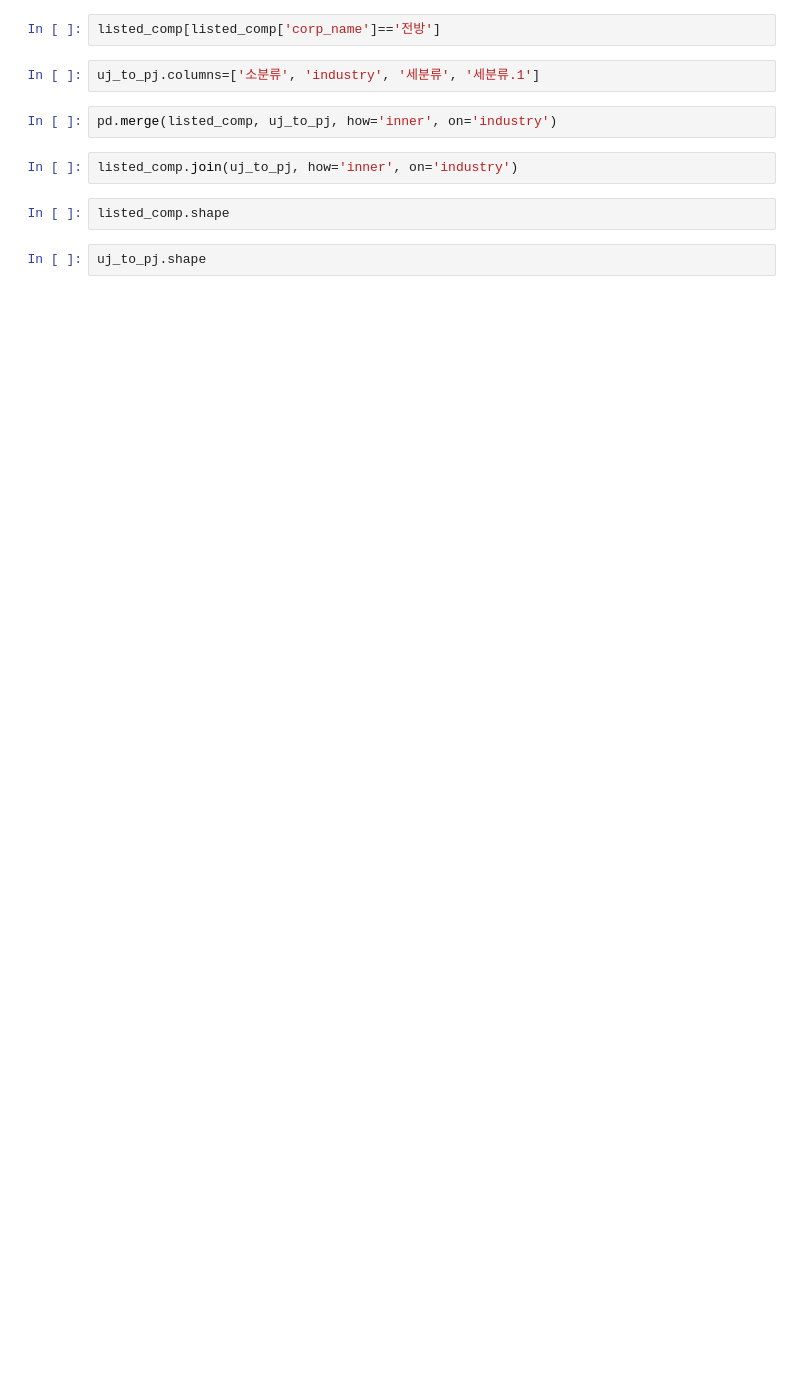
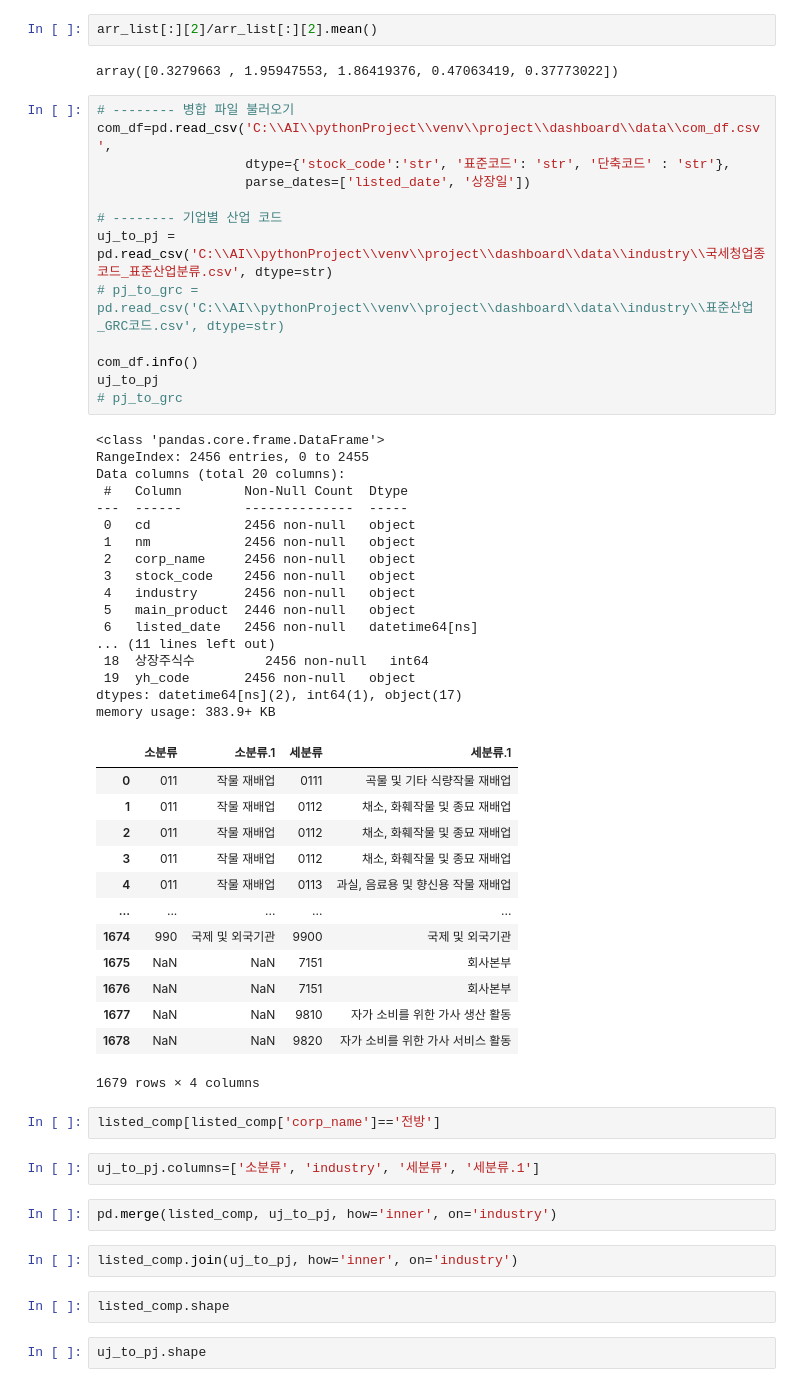
Before and after one commit to ssawwqdf/-project-stock_info_dashboard, a Jupyter notebook: Untitled.ipynb, the cells around one changed output. Drawn from its saved outputs; the diff is of its cells as text; blank space fills up the shorter version.

```diff
--- a/Untitled.ipynb
+++ b/Untitled.ipynb
@@ -1280,3 +709,51 @@ uj_to_pj
+# %%
+arr_list[:][2]/arr_list[:][2].mean()
+# %% [output]
+array([0.3279663 , 1.95947553, 1.86419376, 0.47063419, 0.37773022])
+# %%
+# -------- 병합 파일 불러오기
+com_df=pd.read_csv('C:\\AI\\pythonProject\\venv\\project\\dashboard\\data\\com_df.csv',
+                   dtype={'stock_code':'str', '표준코드': 'str', '단축코드' : 'str'},
+                   parse_dates=['listed_date', '상장일'])
+
+# -------- 기업별 산업 코드
+uj_to_pj = pd.read_csv('C:\\AI\\pythonProject\\venv\\project\\dashboard\\data\\industry\\국세청업종코드_표준산업분류.csv', dtype=str)
+# pj_to_grc = pd.read_csv('C:\\AI\\pythonProject\\venv\\project\\dashboard\\data\\industry\\표준산업_GRC코드.csv', dtype=str)
+
+com_df.info()
+uj_to_pj
+# pj_to_grc
+# %% [output]
+<class 'pandas.core.frame.DataFrame'>
+RangeIndex: 2456 entries, 0 to 2455
+Data columns (total 20 columns):
+ #   Column        Non-Null Count  Dtype
+---  ------        --------------  -----
+ 0   cd            2456 non-null   object
+ 1   nm            2456 non-null   object
+ 2   corp_name     2456 non-null   object
+ 3   stock_code    2456 non-null   object
+ 4   industry      2456 non-null   object
+ 5   main_product  2446 non-null   object
+ 6   listed_date   2456 non-null   datetime64[ns]
+... (11 lines left out)
+ 18  상장주식수         2456 non-null   int64
+ 19  yh_code       2456 non-null   object
+dtypes: datetime64[ns](2), int64(1), object(17)
+memory usage: 383.9+ KB
+|  | 소분류 | 소분류.1 | 세분류 | 세분류.1 |
+| 0 | 011 | 작물 재배업 | 0111 | 곡물 및 기타 식량작물 재배업 |
+| 1 | 011 | 작물 재배업 | 0112 | 채소, 화훼작물 및 종묘 재배업 |
+| 2 | 011 | 작물 재배업 | 0112 | 채소, 화훼작물 및 종묘 재배업 |
+| 3 | 011 | 작물 재배업 | 0112 | 채소, 화훼작물 및 종묘 재배업 |
+| 4 | 011 | 작물 재배업 | 0113 | 과실, 음료용 및 향신용 작물 재배업 |
+| ... | ... | ... | ... | ... |
+| 1674 | 990 | 국제 및 외국기관 | 9900 | 국제 및 외국기관 |
+| 1675 | NaN | NaN | 7151 | 회사본부 |
+| 1676 | NaN | NaN | 7151 | 회사본부 |
+| 1677 | NaN | NaN | 9810 | 자가 소비를 위한 가사 생산 활동 |
+| 1678 | NaN | NaN | 9820 | 자가 소비를 위한 가사 서비스 활동 |
+1679 rows × 4 columns
 # %%
 listed_comp[listed_comp['corp_name']=='전방']
 # %%
```
Also changed, not shown: parts of 62 cells of this notebook, 1 other file.
